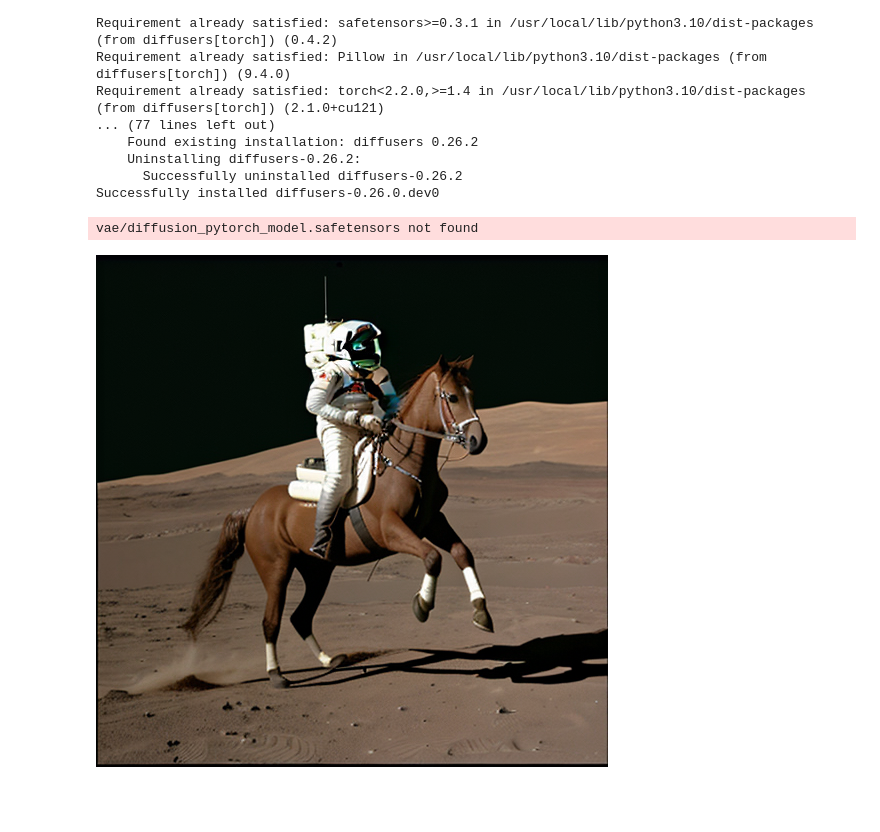
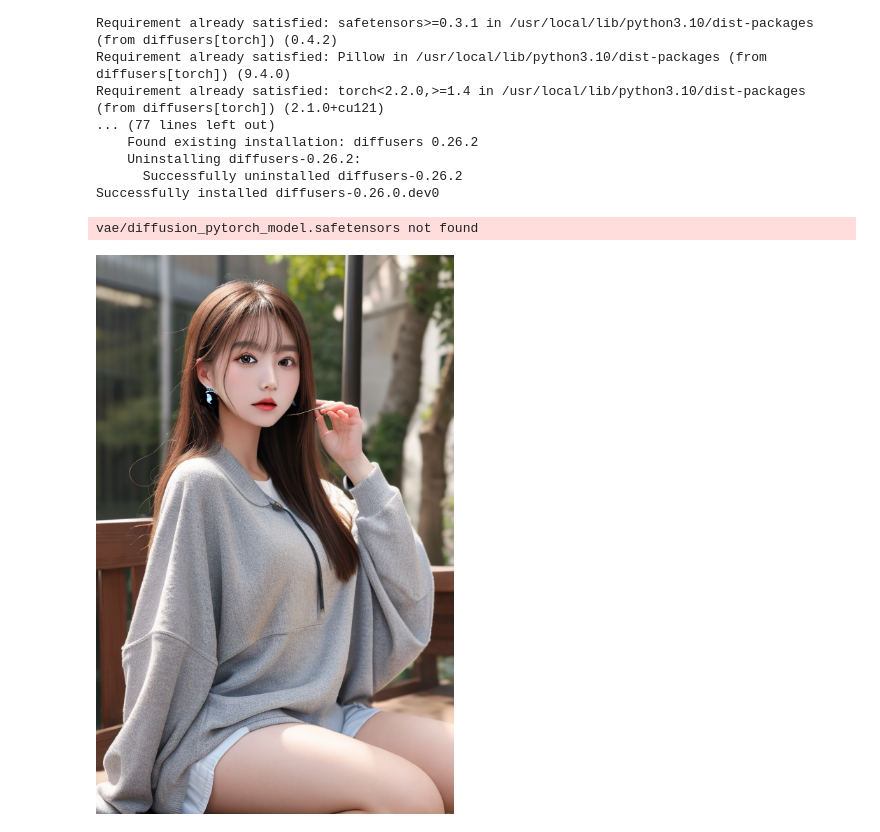
Before and after one commit to GladnessM/StableDiffusion, a Jupyter notebook: demo/Stablediffusion.ipynb, the cells around one changed output. Saved outputs shown, nothing was run; the diff lists cells and outputs as text; code cells hidden in the pictures; blank space fills up the shorter version.

```diff
--- a/demo/Stablediffusion.ipynb
+++ b/demo/Stablediffusion.ipynb
@@ -25,13 +25,18 @@ Successfully installed diffusers-0.26.0.dev0
 # %%
 import torch
 from diffusers import StableDiffusionPipeline
 
 pipe = StableDiffusionPipeline.from_pretrained("jzli/majicMIX-realistic-7", torch_dtype=torch.float16)
 pipe = pipe.to("cuda")
 
-prompt = "a photo of an astronaut riding a horse on mars"
-image = pipe(prompt).images[0]
+prompt = "1girl, 8k, masterpiece, ultradetailed"
+h=800
+w=640
+steps=25
+guidance=8.0
+neg="easynegative, lowres, bad anatomy, bad hands, text, error, missing fingers, bad feet, cropped, poory drawn face, deformed"
+image = pipe(prompt, height=h, weight=w, num_inference_steps=steps, guidance_scale=guidance, negative_prompt=neg).images[0]
 image
 # %% [output]
 vae/diffusion_pytorch_model.safetensors not found
-[figure, old version]
+[figure, new version]
```
